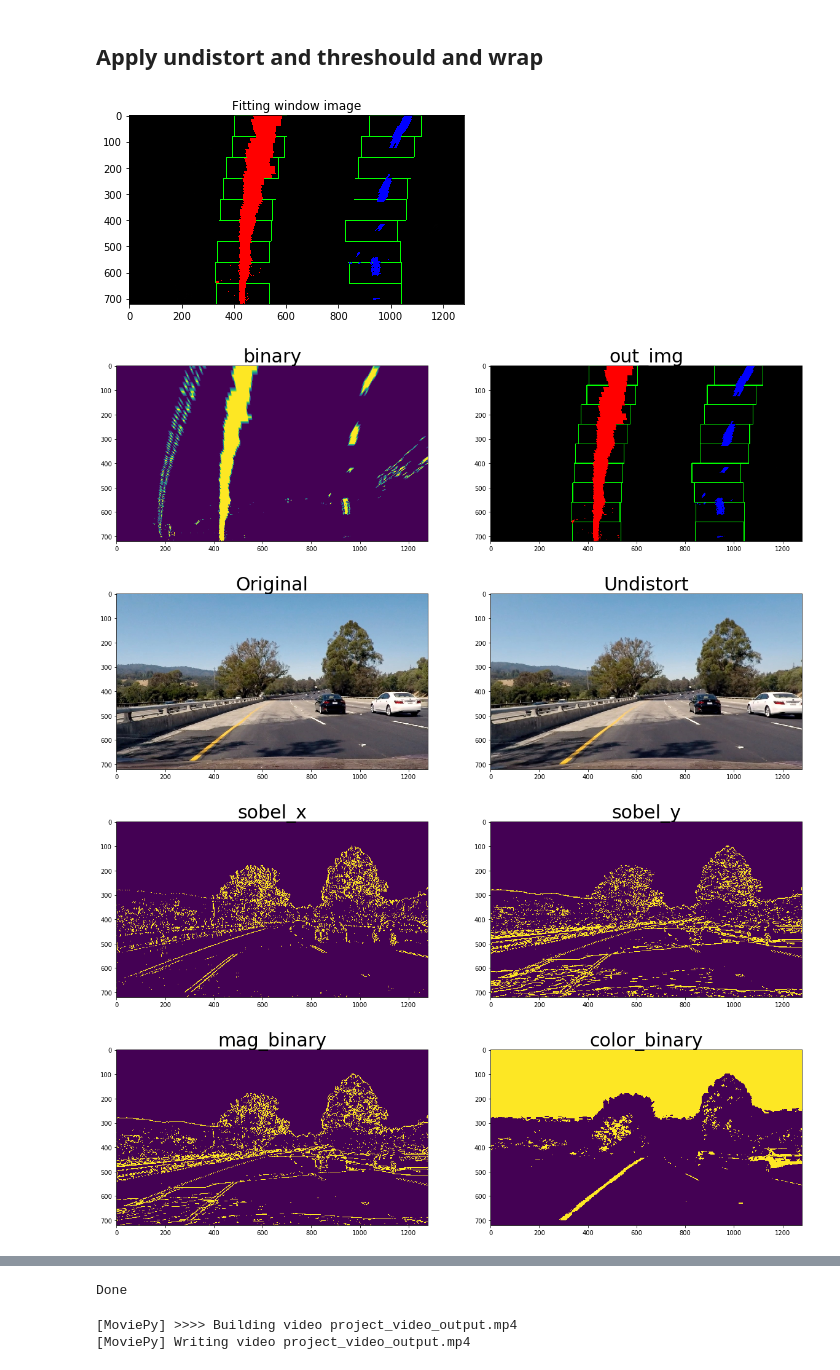
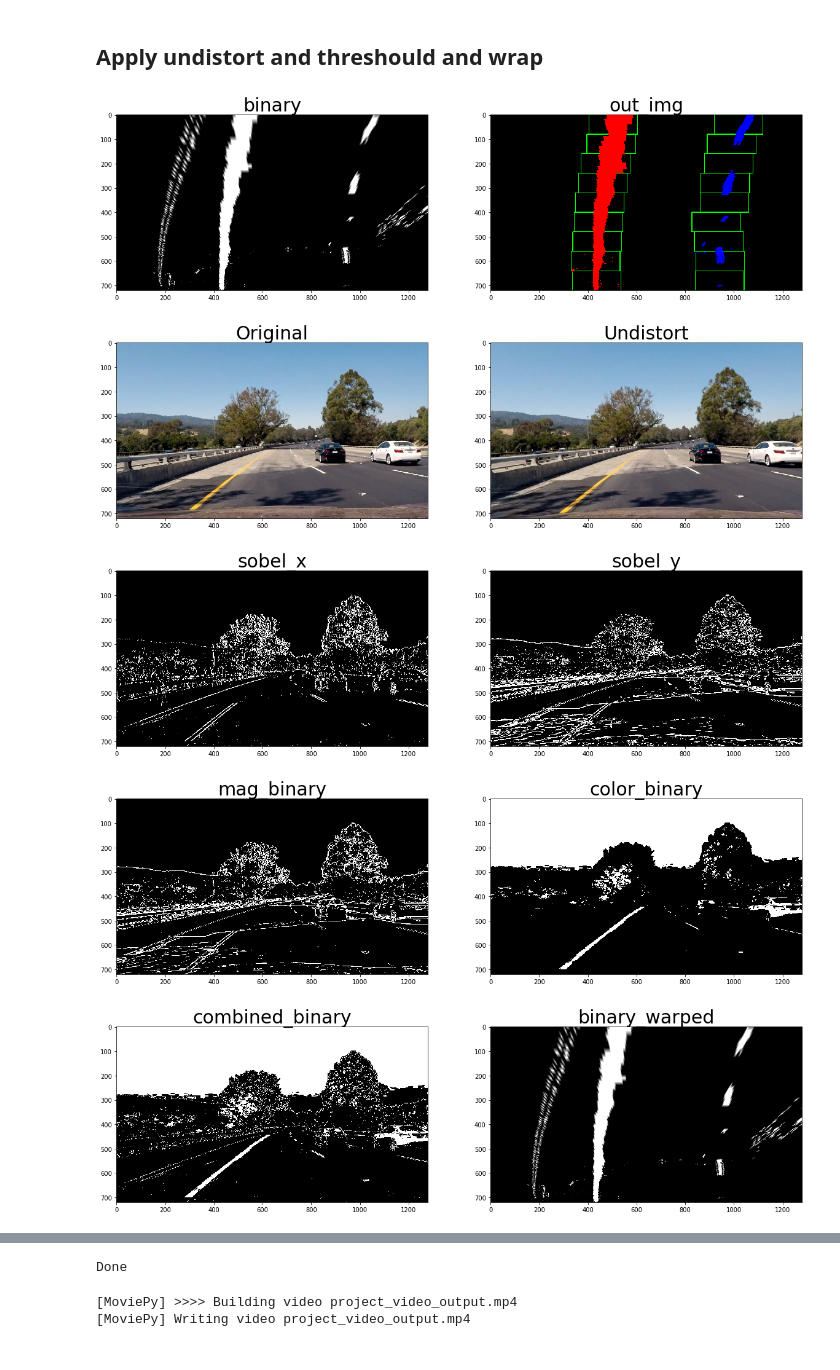
Before and after one commit to supercarl87/CarND-Advanced-Lane-Lines, a Jupyter notebook: lane_line.ipynb, the cells around one changed output, grey strips where cells are left out. Cells and saved outputs as stored; diff of their text form; code cells hidden in the pictures.

```diff
--- a/lane_line.ipynb
+++ b/lane_line.ipynb
@@ -263,20 +271,17 @@ def get_fitting_points(binary_warped, debug=False):
     camera_center = (left_fit[-1] + right_fit[-1])/2
     center_diff = (camera_center - binary_warped.shape[1]/2) * xm_per_pix
 
+    out_img[nonzeroy[left_lane_inds], nonzerox[left_lane_inds]] = [255, 0, 0]
+    out_img[nonzeroy[right_lane_inds], nonzerox[right_lane_inds]] = [0, 0, 255]
+
+    out_img[nonzeroy[left_lane_inds], nonzerox[left_lane_inds]] = [255, 0, 0]
+    out_img[nonzeroy[right_lane_inds], nonzerox[right_lane_inds]] = [0, 0, 255]
     if debug:
-        out_img[nonzeroy[left_lane_inds], nonzerox[left_lane_inds]] = [255, 0, 0]
-        out_img[nonzeroy[right_lane_inds], nonzerox[right_lane_inds]] = [0, 0, 255]
 
-        out_img[nonzeroy[left_lane_inds], nonzerox[left_lane_inds]] = [255, 0, 0]
-        out_img[nonzeroy[right_lane_inds], nonzerox[right_lane_inds]] = [0, 0, 255]
-
-        plt.imshow(out_img)
-        plt.title('Fitting window image')
-        plt.show()
         display_image(binary_warped,out_img, 'binary', 'out_img')
 
     pts = np.hstack((pts_left, pts_right))
-    return pts, left_curverad, right_curverad, center_diff
+    return pts, left_curverad, right_curverad, center_diff, out_img
 # %%
 def dir_threshold(img, sobel_kernel=3, thresh=(0, np.pi/2)):
     gray = cv2.cvtColor(img, cv2.COLOR_RGB2GRAY)
@@ -350,6 +355,7 @@ with open(points_file, 'rb') as f:
     calibrated_data = pickle.load(file=f)
 mtx = calibrated_data['mtx']
 dist = calibrated_data['dist']
+
 def process_image(img, mtx=mtx, dist=dist, debug=False, img_format='bgr'):
     img_size = (img.shape[1], img.shape[0])
     undistort = cal_undistort(img, mtx, dist)
@@ -362,7 +368,7 @@ def process_image(img, mtx=mtx, dist=dist, debug=False, img_format='bgr'):
     combined_binary[(color_binary == 1) | ((sx_binary == 1) & (sy_binary ==1 ))] = 1
 
     binary_warped = cv2.warpPerspective(combined_binary, M, img_size, flags=cv2.INTER_LINEAR)
-    pts, left_curverad, right_curverad, center_diff = get_fitting_points(binary_warped, debug)
+    pts, left_curverad, right_curverad, center_diff, sliding_window_img = get_fitting_points(binary_warped, debug)
     lane_img_wraped = np.zeros_like(img)
     cv2.fillPoly(lane_img_wraped, pts, (0, 255, 0))
     lane_only = cv2.warpPerspective(lane_img_wraped, Minv, img_size, flags=cv2.INTER_LINEAR)
@@ -379,49 +385,46 @@ def process_image(img, mtx=mtx, dist=dist, debug=False, img_format='bgr'):
 
     if debug:
         cv2.imwrite('output_images/original.jpg', img)
         cv2.imwrite('output_images/undistort.jpg', undistort)
-        cv2.imwrite('output_images/sobel_x.jpg', sobel_x)
-        cv2.imwrite('output_images/color_binary.jpg', color_binary)
-        cv2.imwrite('output_images/combined_binary.jpg', combined_binary)
+        cv2.imwrite('output_images/sobel_x.jpg', sx_binary*255)
+        cv2.imwrite('output_images/color_binary.jpg', color_binary*255)
+        cv2.imwrite('output_images/combined_binary.jpg', combined_binary*255)
 
-        cv2.imwrite('output_images/binary_warped.jpg', binary_warped)
+        cv2.imwrite('output_images/binary_warped.jpg', binary_warped*255)
+        cv2.imwrite('output_images/sliding_window.jpg', sliding_window_img)
+
+
         cv2.imwrite('output_images/lane_img_wraped.jpg', lane_img_wraped)
         cv2.imwrite('output_images/lane_only.jpg', lane_only)
-        cv2.imwrite('output_images/line_in_image.jpg', lane_only)
-
-
-
-
-
-
+        cv2.imwrite('output_images/line_in_image.jpg', processed)
         display_image(img,undistort, 'Original', 'Undistort',  'bgr', 'bgr')
-        display_image(sx_binary, sy_binary, 'sobel_x', 'sobel_y')
-        display_image(mag_binary, color_binary, 'mag_binary', 'color_binary')
-        display_image(combined_binary, binary_warped, 'combined_binary', 'binary_warped')
+        display_image(sx_binary, sy_binary, 'sobel_x', 'sobel_y', 'gray', 'gray')
+        display_image(mag_binary, color_binary, 'mag_binary', 'color_binary', 'gray', 'gray')
+        display_image(combined_binary, binary_warped, 'combined_binary', 'binary_warped', 'gray', 'gray')
         display_hisgram(binary_warped)
         display_image(lane_img_wraped, lane_only, 'Wrapped', 'Lane only')
         display_image(img, processed, 'Original', 'Lane plot','bgr', 'bgr')
     return processed
 
 img = cv2.imread('test_images/test4.jpg')
 
 dst = process_image(img, mtx, dist, debug=True)
 
 images = glob.glob('test_images/*.jpg')
 
 # Step through the list and search for chessboard corners
 for idx, fname in enumerate(images):
 #     break
     img = cv2.imread(fname)
     processed = process_image(img, mtx, dist, debug=False)
     basename = os.path.basename(fname)
     output_final_path = 'output_images/final_' +basename
     cv2.imwrite(output_final_path, processed)
 
 print('Done')
 # %% [output]
-[figure, old version]
+[figure, new version]
-[figure, old version]
+[figure, new version]
-[figure, old version]
+[figure, new version]
-[figure, old version]
+[figure, new version]
-[figure, old version]
+[figure, new version]
```
Also changed, not shown: parts of 2 cells of this notebook, 16 other files.
